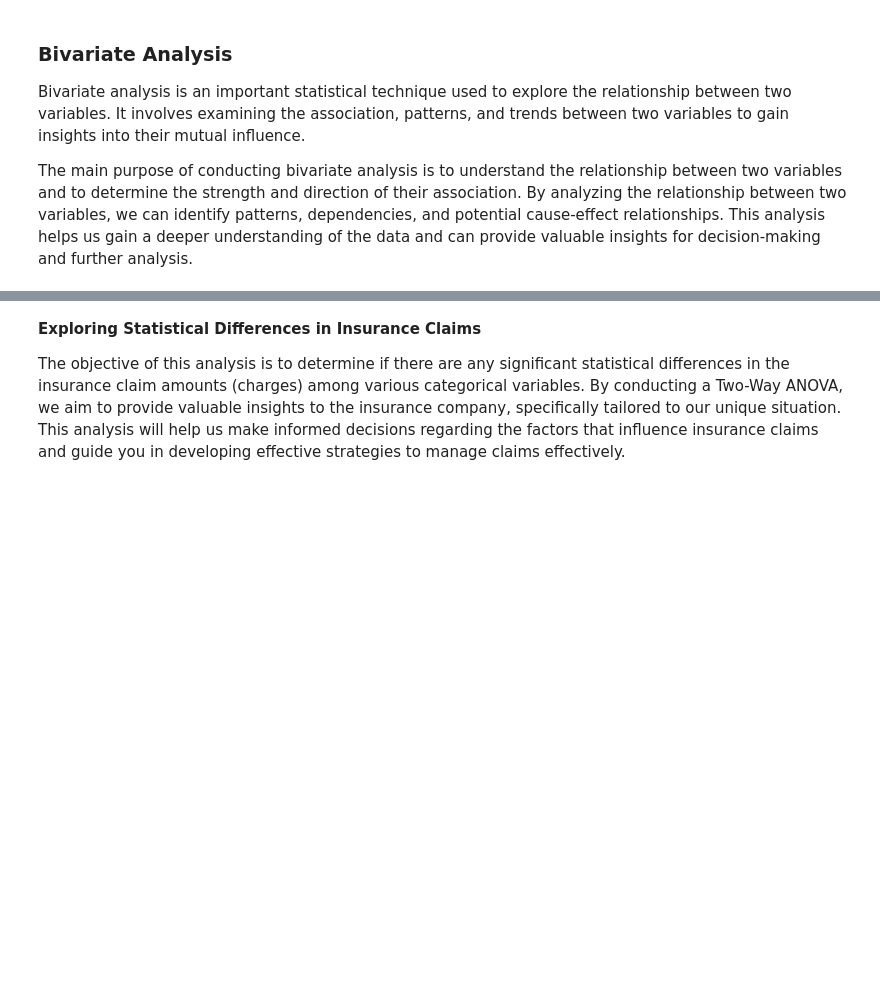
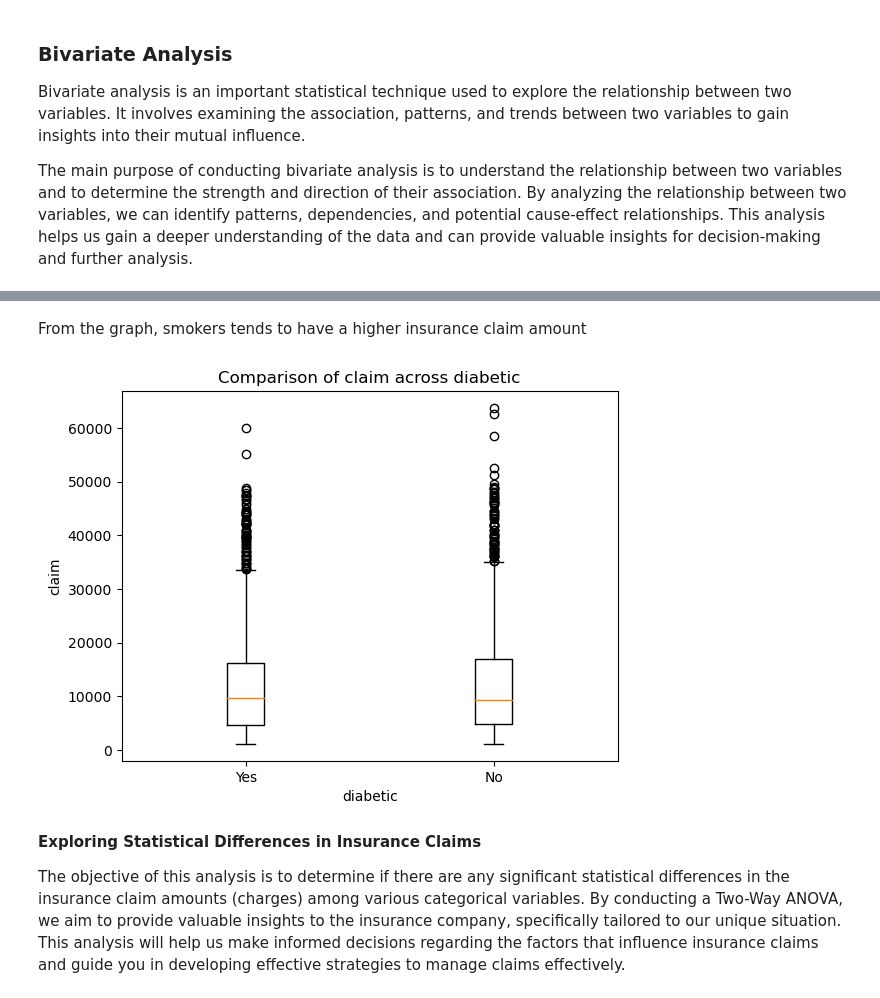
Before and after one commit to dee-hub12/Predicting-Insurance-Claim-Amount-with-Machine-Learning, a Jupyter notebook: Predicting Insurance Claim Amount.ipynb, the cells around one changed output, grey strips where cells are left out. Drawn from its saved outputs; the diff is of its cells as text; code cells hidden in the pictures; blank space fills up the shorter version.

```diff
--- a/Predicting Insurance Claim Amount.ipynb
+++ b/Predicting Insurance Claim Amount.ipynb
@@ -484,3 +519,11 @@ The main purpose of conducting bivariate analysis is to understand the relations
+# %% [markdown]
+From the graph, smokers tends to have a higher insurance claim amount
+# %%
+# relationship between being a diabetic patient and claim amount
+
+compare_categorical_numerical(df, 'diabetic', 'claim')
+# %% [output]
+[figure, added]
 # %% [markdown]
 **Exploring Statistical Differences in Insurance Claims**
 
```
Also changed, not shown: parts of 15 cells of this notebook.
